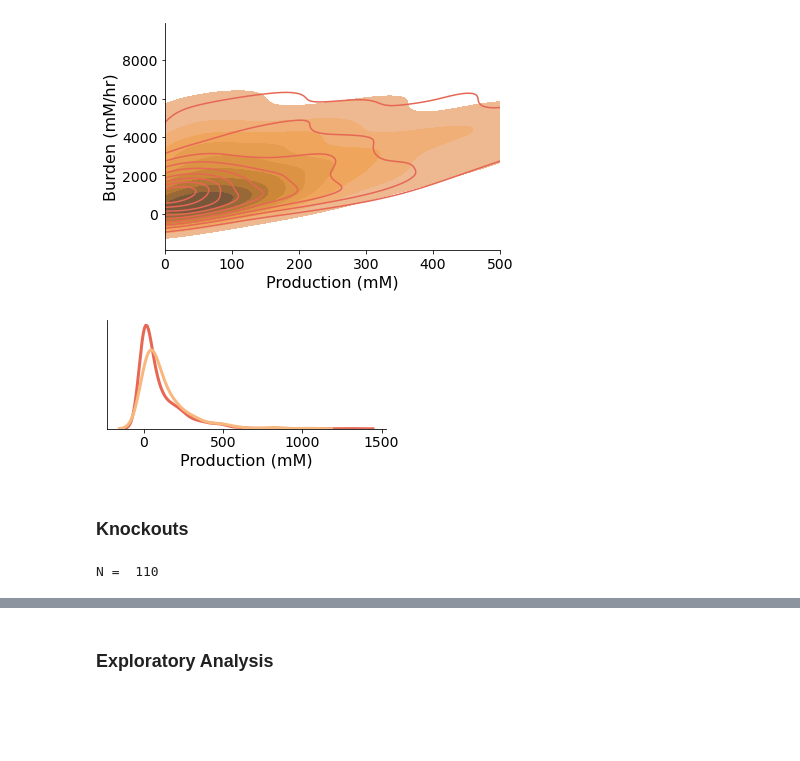
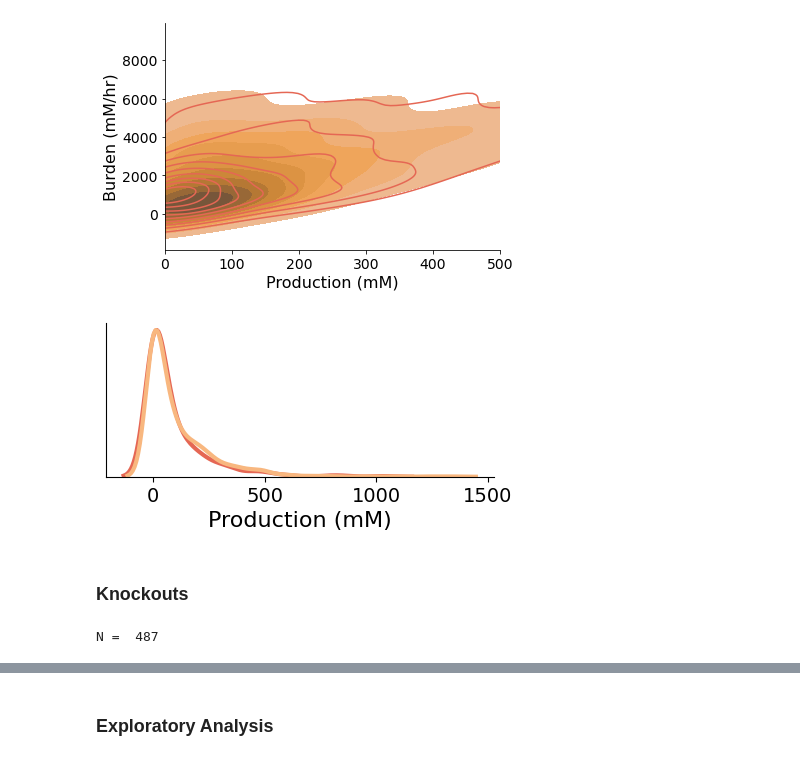
Before and after one commit to cjmerzbacher/joint-simulator, a Jupyter notebook: beta_carotene/bcar_viz.ipynb, the cells around one changed output, grey strips where cells are left out. Saved outputs shown, nothing was run; the diff lists cells and outputs as text; code cells hidden in the pictures; blank space fills up the shorter version.

```diff
--- a/beta_carotene/bcar_viz.ipynb
+++ b/beta_carotene/bcar_viz.ipynb
@@ -464,15 +459,15 @@ axislabelsize=16
 axistickssize=14
 legendsize=12
 titlesize = 16
-fig, axs = plt.subplots(1, 1, figsize=(5, 4))
+fig, axs = plt.subplots(1, 1, figsize=(6, 2))
 
 ax = axs
 ax.tick_params(axis='y', labelsize=axistickssize)
 ax.tick_params(axis='x', labelsize=axistickssize)
 for axis in ['top','right']:
     ax.spines[axis].set_linewidth(0)
-ax.set_xlabel('Time (hours)', fontsize=axislabelsize)
-ax.set_ylabel('Beta Carotene (mM)', fontsize=axislabelsize)
+ax.set_xlabel('Time', fontsize=axislabelsize)
+ax.set_ylabel('Product', fontsize=axislabelsize)
 # for w in selected_trajectories_ode_op.W.unique():
 #     ode_data = selected_trajectories_ode_op.loc[selected_trajectories_ode_op.W == w]
 #     ax.plot(ode_data.time, ode_data.bcar, color=palette[4], alpha=0.5)
@@ -482,7 +477,8 @@ ax.plot(med_ode_op.time, med_ode_op.bcar, color=palette[2], lw=3, label='Upstrea
 #     ode_data = selected_trajectories_ode_nc.loc[selected_trajectories_ode_nc.W == w]
 #     ax.plot(ode_data.time, ode_data.bcar, color=palette[8], alpha=0.5)
 ax.plot(med_ode_nc.time, med_ode_nc.bcar, color=palette[5], lw=3, label='Open Loop')
-ax.legend(fontsize=legendsize)
+#ax.legend(fontsize=legendsize)
 fig.tight_layout()
-#if save_figs: fig.savefig('../figs/fatty_acid_pareto_curve.png', dpi=500)
+#if save_figs:
+fig.savefig('../figs/bcar_product_curve.png', dpi=500)
 # %% [output]
@@ -534,33 +531,35 @@ fig.tight_layout()
 # %%
 #Histogram of production
 fig, axs = plt.subplots(1, 1, figsize=(5, 2))
 palette = cmaps.matter.discrete(14).colors
 #Production histograms
 ax = axs
-sns.kdeplot(data=sum_nc_feas, x='bcar_tot', ax=ax, color = palette[5], linewidth=3, legend=False)
-sns.kdeplot(data=sum_op_feas, x='bcar_tot', ax=ax, color = palette[2], linewidth=3, legend=False)
+sns.kdeplot(data=sum_op, x='bcar_tot', ax=ax, color = palette[5], linewidth=3, legend=False)
+
+sns.kdeplot(data=sum_nc, x='bcar_tot', ax=ax, color = palette[2], linewidth=3, legend=False)
 
 ax.set_xlabel('Production (mM)', fontsize=axislabelsize)
 ax.set_ylabel('')
 ax.set_yticks([])
 ax.tick_params(axis='y', labelsize=axistickssize)
 ax.tick_params(axis='x', labelsize=axistickssize)
 for axis in ['top','right']:
     ax.spines[axis].set_linewidth(0)
-fig.savefig('../figs/ga_burden_histogram.png', dpi=500)
+fig.savefig('../figs/bcar_burden_histogram.png', dpi=500)
 # %% [output]
-[figure, old version]
+[figure, new version]
 # %% [markdown]
 ### Knockouts
 # %%
 sum_knockouts = pd.DataFrame()
 for f in os.listdir('F:/knockouts/'):
-    sum_k = pd.read_csv('F:/knockouts/'+f+'/sum_data_'+f+'.csv')
-    sum_k['k'] = f
-    sum_knockouts = pd.concat([sum_knockouts, sum_k])
+    if len(os.listdir('F:/knockouts/'+f)) != 0:
+        sum_k = pd.read_csv('F:/knockouts/'+f+'/sum_data_'+f+'.csv')
+        sum_k['k'] = f
+        sum_knockouts = pd.concat([sum_knockouts, sum_k])
 print("N = ", len(sum_knockouts))
 # %% [output]
-N =  110
+N =  487
 # %%
 ###FIGURE: Bar plot of production
 palette = cmaps.matter.discrete(len(sum_knockouts)).colors
```
Also changed, not shown: parts of 21 cells of this notebook, 10 other files.
